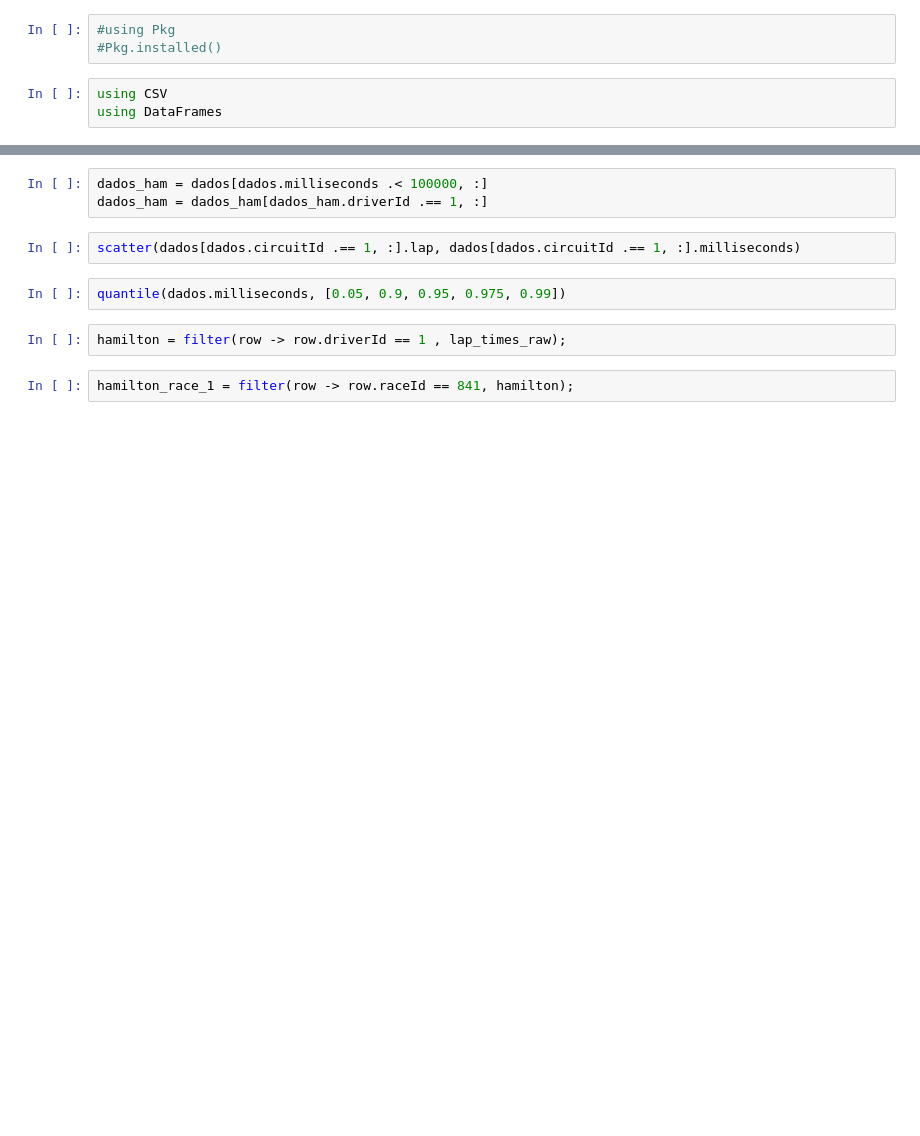
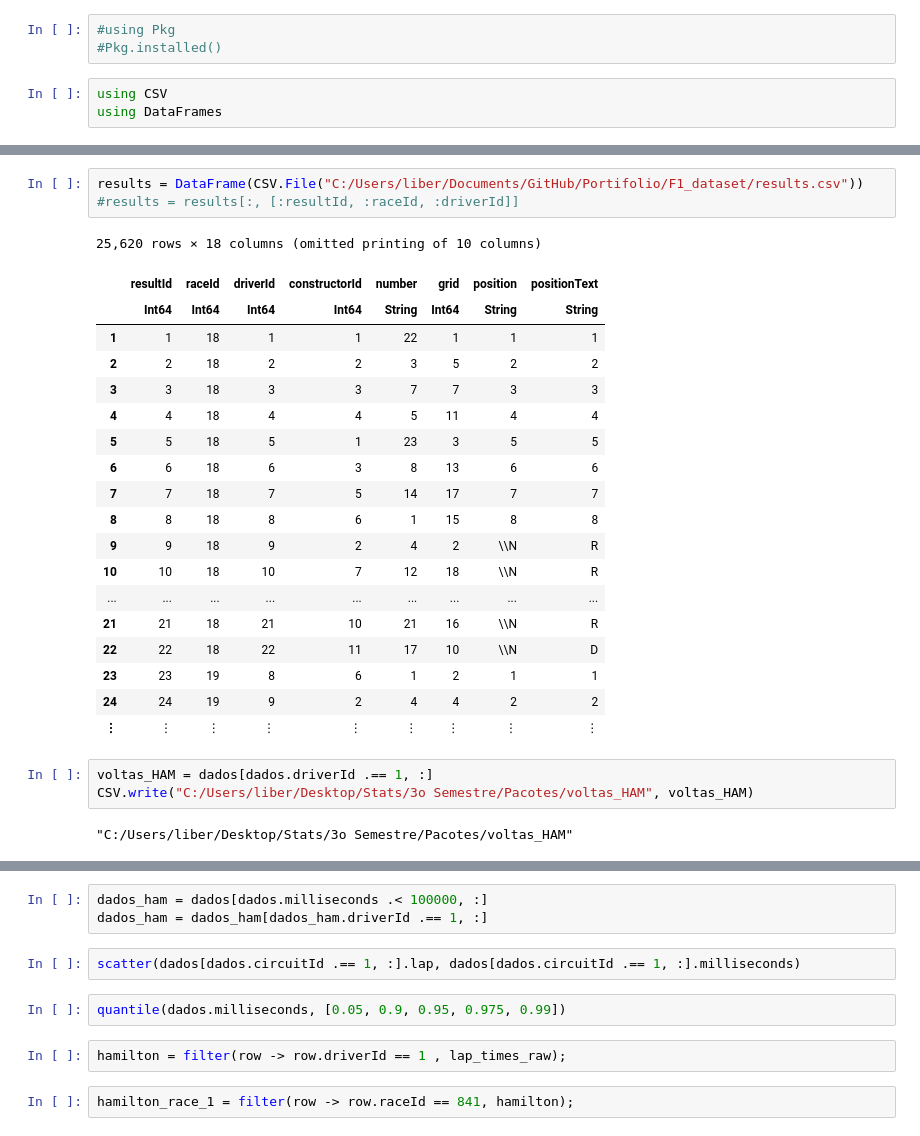
Before and after one commit to LLTeixeira/Portifolio, a Jupyter notebook: F1_A.ipynb, the cells around one changed output, grey strips where cells are left out. Drawn from its saved outputs; the diff is of its cells as text; blank space fills up the shorter version.

```diff
--- a/F1_A.ipynb
+++ b/F1_A.ipynb
@@ -17,0 +78,28 @@ dados = dados[dados.circuitId .==1,:]
+# %%
+results = DataFrame(CSV.File("C:/Users/liber/Documents/GitHub/Portifolio/F1_dataset/results.csv"))
+#results = results[:, [:resultId, :raceId, :driverId]]
+# %% [output]
+25,620 rows × 18 columns (omitted printing of 10 columns)
+|  | resultId | raceId | driverId | constructorId | number | grid | position | positionText |
+|  | Int64 | Int64 | Int64 | Int64 | String | Int64 | String | String |
+| 1 | 1 | 18 | 1 | 1 | 22 | 1 | 1 | 1 |
+| 2 | 2 | 18 | 2 | 2 | 3 | 5 | 2 | 2 |
+| 3 | 3 | 18 | 3 | 3 | 7 | 7 | 3 | 3 |
+| 4 | 4 | 18 | 4 | 4 | 5 | 11 | 4 | 4 |
+| 5 | 5 | 18 | 5 | 1 | 23 | 3 | 5 | 5 |
+| 6 | 6 | 18 | 6 | 3 | 8 | 13 | 6 | 6 |
+| 7 | 7 | 18 | 7 | 5 | 14 | 17 | 7 | 7 |
+| 8 | 8 | 18 | 8 | 6 | 1 | 15 | 8 | 8 |
+| 9 | 9 | 18 | 9 | 2 | 4 | 2 | \\N | R |
+| 10 | 10 | 18 | 10 | 7 | 12 | 18 | \\N | R |
+| ... | ... | ... | ... | ... | ... | ... | ... | ... |
+| 21 | 21 | 18 | 21 | 10 | 21 | 16 | \\N | R |
+| 22 | 22 | 18 | 22 | 11 | 17 | 10 | \\N | D |
+| 23 | 23 | 19 | 8 | 6 | 1 | 2 | 1 | 1 |
+| 24 | 24 | 19 | 9 | 2 | 4 | 4 | 2 | 2 |
+| ⋮ | ⋮ | ⋮ | ⋮ | ⋮ | ⋮ | ⋮ | ⋮ | ⋮ |
+# %%
+voltas_HAM = dados[dados.driverId .== 1, :]
+CSV.write("C:/Users/liber/Desktop/Stats/3o Semestre/Pacotes/voltas_HAM", voltas_HAM)
+# %% [output]
+"C:/Users/liber/Desktop/Stats/3o Semestre/Pacotes/voltas_HAM"
```
Also changed, not shown: parts of 13 cells of this notebook, 19 other files.
